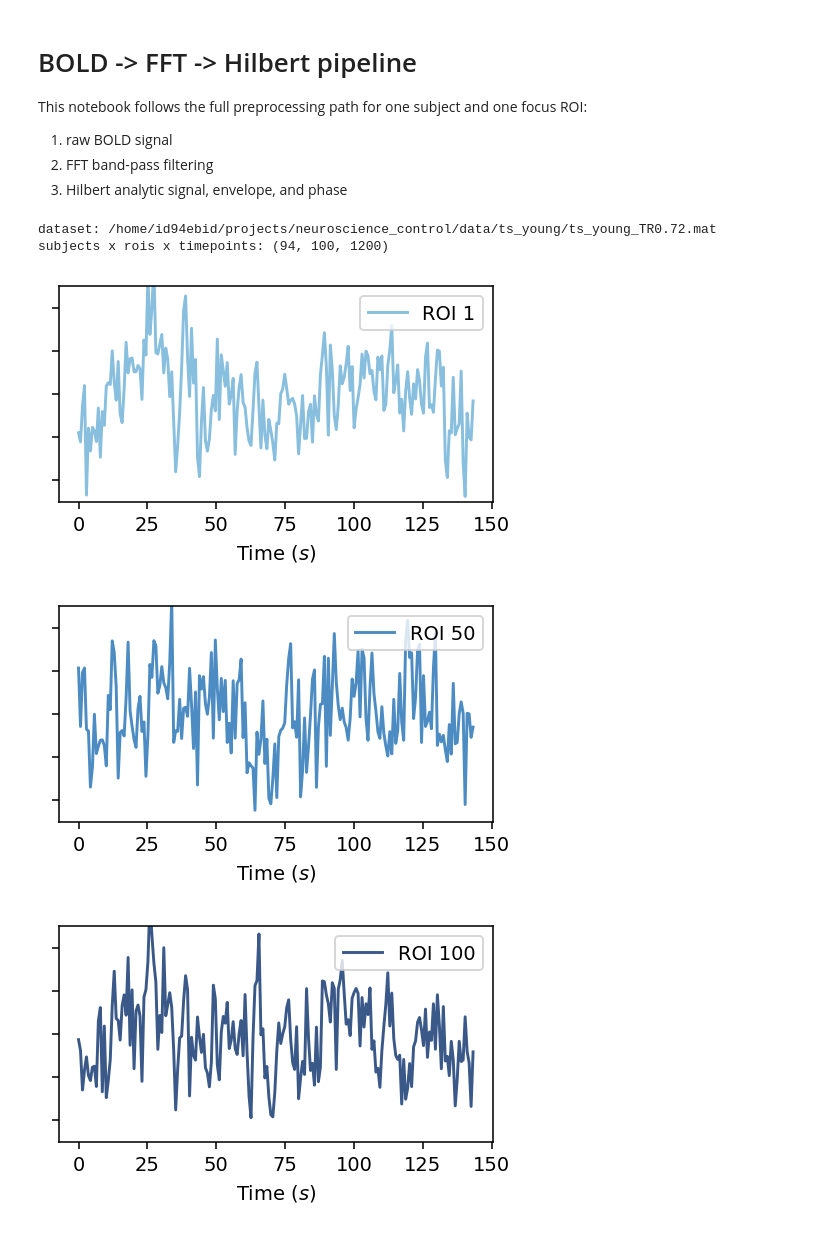
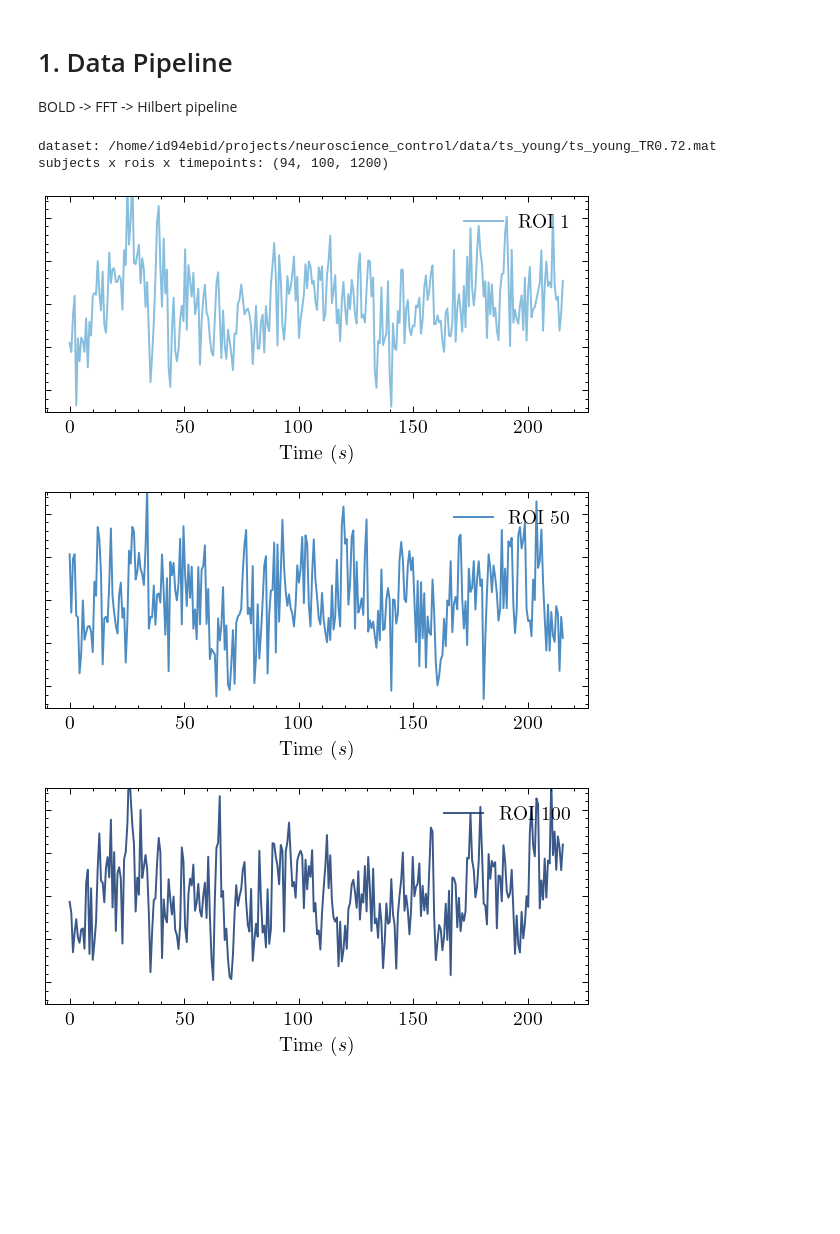
Before and after one commit to dani2442/neuroscience_control, a Jupyter notebook: examples/pipeline_visualization.ipynb, the cells around one changed output. Drawn from its saved outputs; the diff is of its cells as text; code cells hidden in the pictures; blank space fills up the shorter version.

```diff
--- a/examples/pipeline_visualization.ipynb
+++ b/examples/pipeline_visualization.ipynb
@@ -1,11 +1,6 @@
-# %% [markdown]
-# BOLD -> FFT -> Hilbert pipeline
-
-This notebook follows the full preprocessing path for one subject and one focus ROI:
-
-1. raw BOLD signal
-2. FFT band-pass filtering
-3. Hilbert analytic signal, envelope, and phase
+# %% [markdown]
+# 1. Data Pipeline
+BOLD -> FFT -> Hilbert pipeline
 # %%
 from pathlib import Path
 import sys
@@ -14,7 +9,8 @@ import torch
 import matplotlib.pyplot as plt
 import numpy as np
 import scienceplots
-# plt.style.use('science')
+import matplotlib.patches as patches
+plt.style.use('science')
 
 project_root = Path.cwd()
 if not (project_root / "src").exists():
@@ -24,6 +20,8 @@ if str(project_root) not in sys.path:
 
 from src.dataset import load_mat_data, fft_bandpass_3d, hilbert_transform
 from src.utils import prepare_signal_pipeline, plot_signal_pipeline
+from src.models import CoupledHopfModel
+from src.metrics import compute_static_fc, phase_coherence_fc_correlation
 
 def _to_numpy(x: torch.Tensor | np.ndarray) -> np.ndarray:
     if isinstance(x, np.ndarray):
@@ -39,9 +37,9 @@ roi_indices = [0, 49, 99]
 focus_roi = 25
 dt = 0.72
 f_lo, f_hi = 0.008, 0.08
-w, h = 4, 2
+w, h = 5, 2
 v_lim = 2.5
-max_timepoints = 200
+max_timepoints = 300
 
 data = load_mat_data(str(dataset_path))
 raw_timeseries = data["timeseries_all"].transpose(2, 0, 1)
@@ -64,30 +62,30 @@ normalized = (subject_ts - mean) / std
 filtered = fft_bandpass_3d(normalized, dt=dt, f_lo=f_lo, f_hi=f_hi)
 analytic = hilbert_transform(filtered)
 
-real = _to_numpy(normalized[0, roi_indices, :max_timepoints])
-filtered = _to_numpy(filtered[0, roi_indices, :max_timepoints])
-analytic = _to_numpy(analytic[0, roi_indices, :max_timepoints])
-normalized = _to_numpy(normalized[0, roi_indices, :max_timepoints])
+real = _to_numpy(normalized[0, :, :max_timepoints])
+filtered = _to_numpy(filtered[0, :, :max_timepoints])
+analytic = _to_numpy(analytic[0,: , :max_timepoints])
+normalized = _to_numpy(normalized[0, :, :max_timepoints])
 # %%
 # Colormap for ROIs
 
 cmap = plt.cm.Blues
 colors = cmap(np.linspace(0.5, 1, len(roi_indices)))
 
 for i, roi in enumerate(roi_indices):
     fig, ax = plt.subplots(figsize=(w, h))
-    plt.plot(time, normalized[i], label=f"ROI {roi+1}", alpha=0.8, color=colors[i])
+    plt.plot(time, normalized[roi], label=f"ROI {roi+1}", alpha=0.8, color=colors[i])
     #ax.set_title(f"Subject {pipeline.subject_index}, ROI {roi}")
     ax.set_yticklabels([]); #ax.set_yticks([-1, 0, 1]);
     ax.set_ylim(-v_lim,v_lim)
     #ax.set_xticks([]); ax.set_xticklabels([])
     plt.legend(loc="upper right")
     ax.set_xlabel("Time ($s$)")
     plt.savefig(project_root / "paper" / "images" / "representation" / f"raw_timeseries_roi{roi}.svg", dpi=100, bbox_inches="tight")
 # %% [output]
-[figure, old version]
+[figure, new version]
-[figure, old version]
+[figure, new version]
-[figure, old version]
+[figure, new version]
 # %%
 # Colormap for ROIs
 
```
Also changed, not shown: parts of 18 cells of this notebook.
